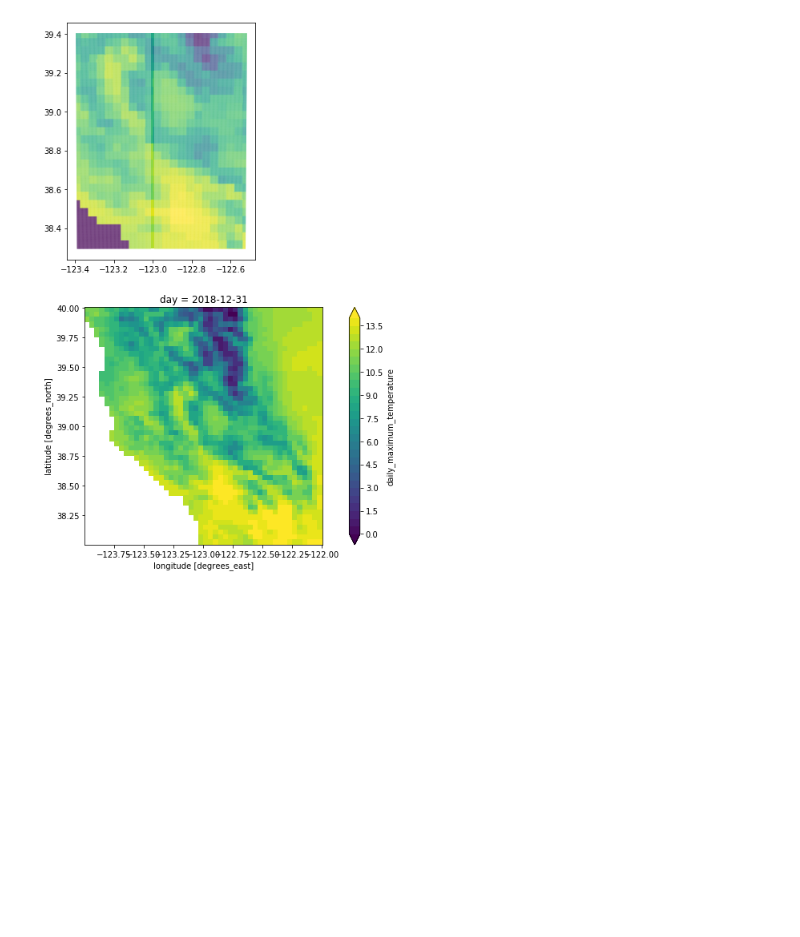
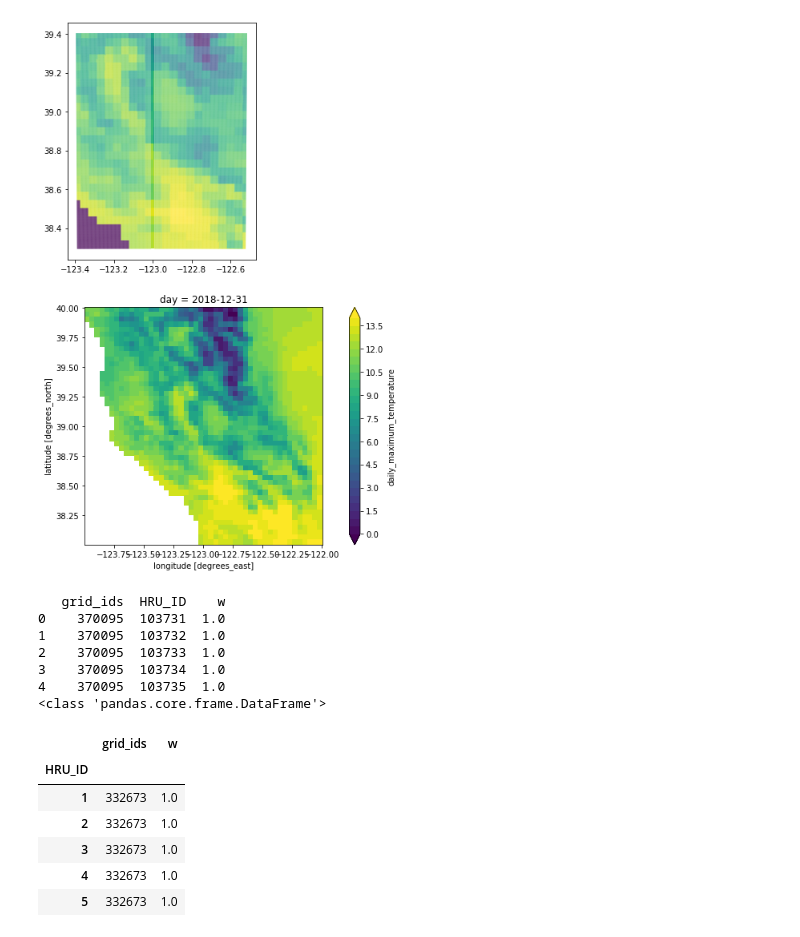
Before and after one commit to nhm-usgs/onhm-fetcher-parser, a Jupyter notebook: notebooks/EricM/Russian_map_test.ipynb, the cells around one changed output. Drawn from its saved outputs; the diff is of its cells as text; code cells hidden in the pictures; blank space fills up the shorter version.

```diff
--- a/notebooks/EricM/Russian_map_test.ipynb
+++ b/notebooks/EricM/Russian_map_test.ipynb
@@ -231,3 +231,24 @@ ax[1].set_aspect('equal','box')
 103983 103983
 min/max 0.0 14.399993896484432
 [figure]
+# %%
+hru_id = 'HRU_ID'
+print(wght_UofI.head())
+wght_sum = wght_UofI.groupby(hru_id).sum()
+print(type(wght_sum))
+wght_sum.head()
+# %% [output]
+   grid_ids  HRU_ID    w
+0    370095  103731  1.0
+1    370095  103732  1.0
+2    370095  103733  1.0
+3    370095  103734  1.0
+4    370095  103735  1.0
+<class 'pandas.core.frame.DataFrame'>
+|  | grid_ids | w |
+| HRU_ID |  |  |
+| 1 | 332673 | 1.0 |
+| 2 | 332673 | 1.0 |
+| 3 | 332673 | 1.0 |
+| 4 | 332673 | 1.0 |
+| 5 | 332673 | 1.0 |
```
Also changed, not shown: parts of 2 cells of this notebook.
